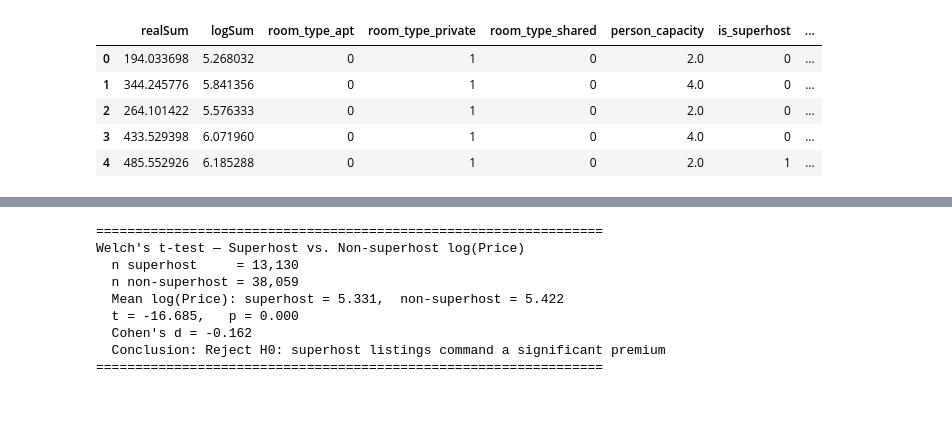
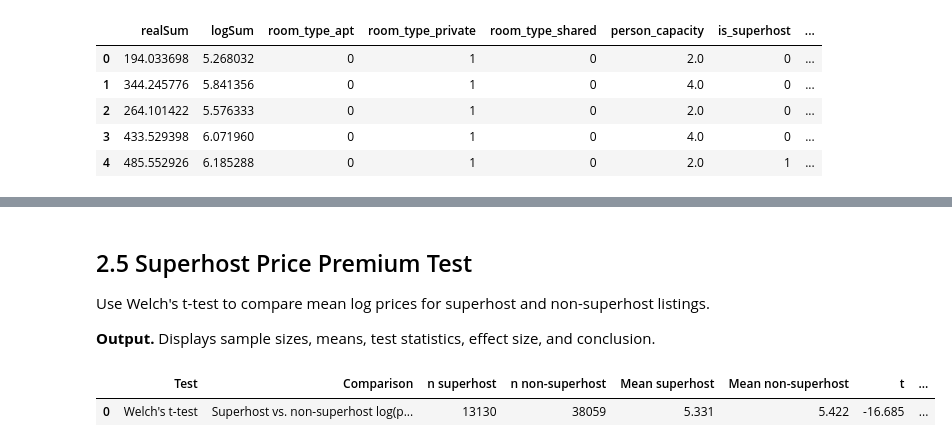
Before and after one commit to ShenghaoXue/MATH-189-Project-SP26, a Jupyter notebook: section2_hypothesis_testing.ipynb, the cells around one changed output, grey strips where cells are left out. Drawn from its saved outputs; the diff is of its cells as text; code cells hidden in the pictures; blank space fills up the shorter version.

Commit message:
Standardize notebook outputs and annotations.

```diff
--- a/section2_hypothesis_testing.ipynb
+++ b/section2_hypothesis_testing.ipynb
@@ -232,38 +226,39 @@ Contingency Table (counts):
 [figure]
+# %% [markdown]
+## 2.5 Superhost Price Premium Test
+Use Welch's t-test to compare mean log prices for superhost and non-superhost listings.
+
+**Output.** Displays sample sizes, means, test statistics, effect size, and conclusion.
 # %%
-# --- Two-sample t-test: Superhost Premium on log(Price) ---
 superhost     = df[df['is_superhost'] == 1]['logSum'].values
 non_superhost = df[df['is_superhost'] == 0]['logSum'].values
 
 t_stat, t_p = stats.ttest_ind(superhost, non_superhost, equal_var=False)  # Welch's t-test
 
 mean_sh  = superhost.mean()
 mean_nsh = non_superhost.mean()
 
 pooled_std = np.sqrt(
     ((len(superhost) - 1) * superhost.std(ddof=1)**2 +
      (len(non_superhost) - 1) * non_superhost.std(ddof=1)**2) /
     (len(superhost) + len(non_superhost) - 2)
 )
 cohens_d = (mean_sh - mean_nsh) / pooled_std
+sig_sh = "Reject H0: superhost listings command a significant premium" if t_p < 0.05 else "Fail to reject H0"
 
-print("=" * 65)
-print("Welch's t-test — Superhost vs. Non-superhost log(Price)")
-print(f"  n superhost     = {len(superhost):,}")
-print(f"  n non-superhost = {len(non_superhost):,}")
-print(f"  Mean log(Price): superhost = {mean_sh:.3f},  non-superhost = {mean_nsh:.3f}")
-print(f"  t = {t_stat:.3f},   p = {t_p:.3f}")
-print(f"  Cohen's d = {cohens_d:.3f}")
-sig_sh = "Reject H0: superhost listings command a significant premium" if t_p < 0.05 else "Fail to reject H0"
-print(f"  Conclusion: {sig_sh}")
-print("=" * 65)
+superhost_test_summary = pd.DataFrame({
+    'Test': ["Welch's t-test"],
+    'Comparison': ['Superhost vs. non-superhost log(price)'],
+    'n superhost': [len(superhost)],
+    'n non-superhost': [len(non_superhost)],
+    'Mean superhost': [mean_sh],
+    'Mean non-superhost': [mean_nsh],
+    't': [t_stat],
+    'p-value': [t_p],
+    "Cohen's d": [cohens_d],
+}).round({'Mean superhost': 3, 'Mean non-superhost': 3, 't': 3, 'p-value': 3, "Cohen's d": 3})
+
+display(superhost_test_summary)
 # %% [output]
-=================================================================
-Welch's t-test — Superhost vs. Non-superhost log(Price)
-  n superhost     = 13,130
-  n non-superhost = 38,059
-  Mean log(Price): superhost = 5.331,  non-superhost = 5.422
-  t = -16.685,   p = 0.000
-  Cohen's d = -0.162
-  Conclusion: Reject H0: superhost listings command a significant premium
-=================================================================
+|  | Test | Comparison | n superhost | n non-superhost | Mean superhost | Mean non-superhost | t | ... |
+| 0 | Welch's t-test | Superhost vs. non-superhost log(p... | 13130 | 38059 | 5.331 | 5.422 | -16.685 | ... |
```
Also changed, not shown: parts of 12 cells of this notebook, 3 other files.
